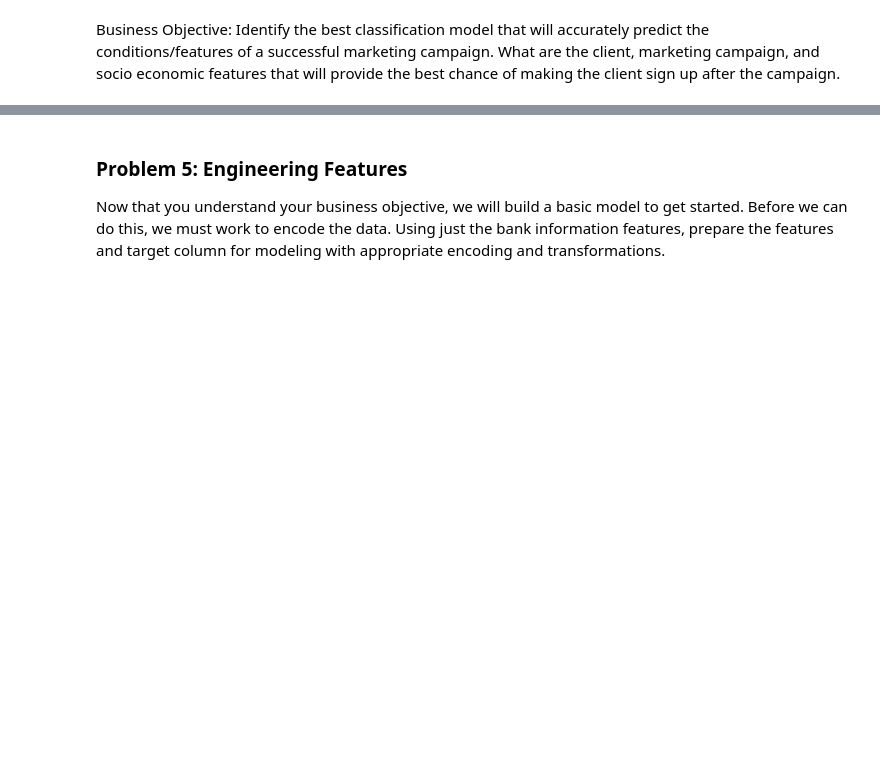
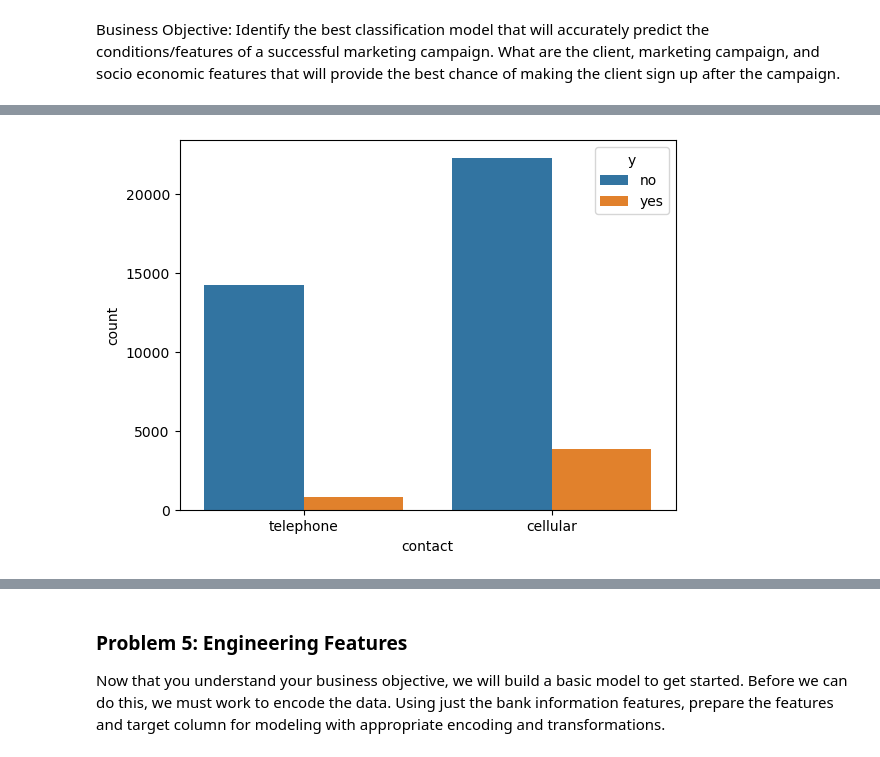
Before and after one commit to cdungca/comparing-classifiers, a Jupyter notebook: prompt_III.ipynb, the cells around one changed output, grey strips where cells are left out. Cells and saved outputs as stored; diff of their text form; code cells hidden in the pictures; blank space fills up the shorter version.

```diff
--- a/prompt_III.ipynb
+++ b/prompt_III.ipynb
@@ -101,0 +180,8 @@ Business Objective: Identify the best classification model that will accurately
+# %%
+# Create a count plot
+sns.countplot(x='contact', hue='y', data=df)
+
+# Display the plot
+plt.show()
+# %% [output]
+[figure, added]
```
Also changed, not shown: parts of 29 cells of this notebook.
